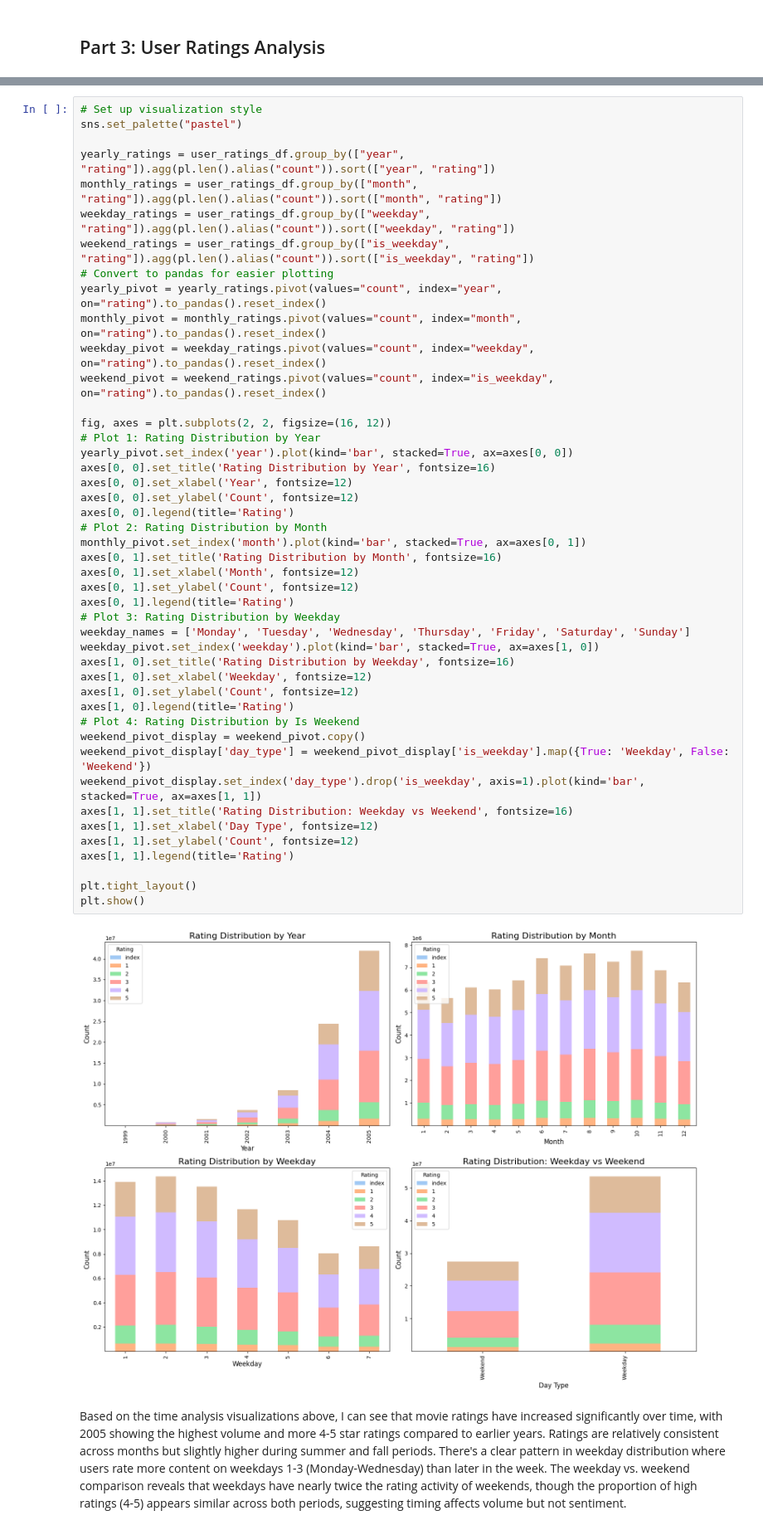
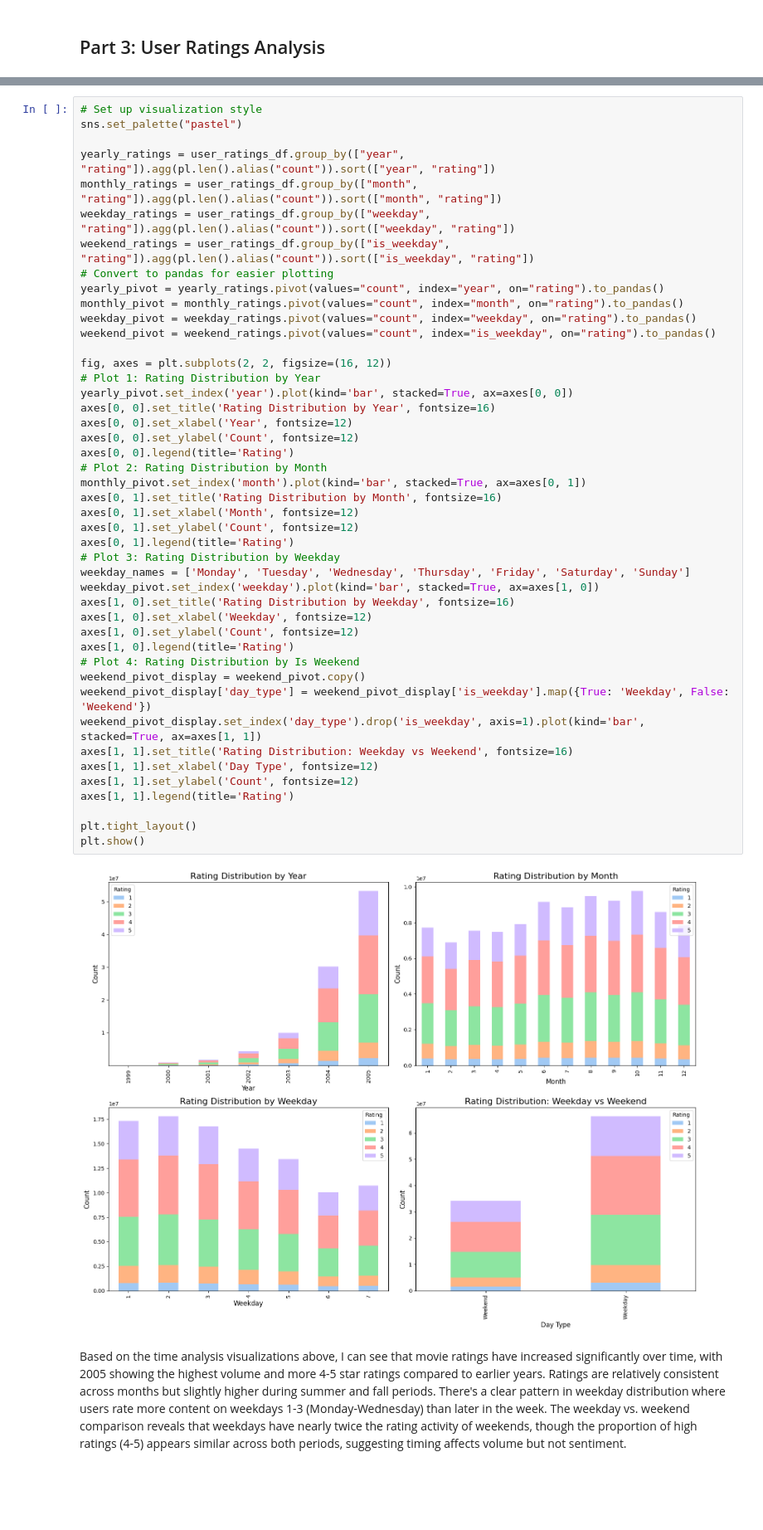
Before and after one commit to shrutiudupa26/netflix-recommendation-system, a Jupyter notebook: notebooks/Netflix_EDA.ipynb, the cells around one changed output, grey strips where cells are left out. Shown at 83% size. Cells and saved outputs as stored; diff of their text form; blank space fills up the shorter version.

```diff
--- a/notebooks/Netflix_EDA.ipynb
+++ b/notebooks/Netflix_EDA.ipynb
@@ -610,44 +612,44 @@ monthly_ratings = user_ratings_df.group_by(["month", "rating"]).agg(pl.len().ali
 weekday_ratings = user_ratings_df.group_by(["weekday", "rating"]).agg(pl.len().alias("count")).sort(["weekday", "rating"])
 weekend_ratings = user_ratings_df.group_by(["is_weekday", "rating"]).agg(pl.len().alias("count")).sort(["is_weekday", "rating"])
 # Convert to pandas for easier plotting
-yearly_pivot = yearly_ratings.pivot(values="count", index="year", on="rating").to_pandas().reset_index()
-monthly_pivot = monthly_ratings.pivot(values="count", index="month", on="rating").to_pandas().reset_index()
-weekday_pivot = weekday_ratings.pivot(values="count", index="weekday", on="rating").to_pandas().reset_index()
-weekend_pivot = weekend_ratings.pivot(values="count", index="is_weekday", on="rating").to_pandas().reset_index()
+yearly_pivot = yearly_ratings.pivot(values="count", index="year", on="rating").to_pandas()
+monthly_pivot = monthly_ratings.pivot(values="count", index="month", on="rating").to_pandas()
+weekday_pivot = weekday_ratings.pivot(values="count", index="weekday", on="rating").to_pandas()
+weekend_pivot = weekend_ratings.pivot(values="count", index="is_weekday", on="rating").to_pandas()
 
 fig, axes = plt.subplots(2, 2, figsize=(16, 12))
 # Plot 1: Rating Distribution by Year
 yearly_pivot.set_index('year').plot(kind='bar', stacked=True, ax=axes[0, 0])
 axes[0, 0].set_title('Rating Distribution by Year', fontsize=16)
 axes[0, 0].set_xlabel('Year', fontsize=12)
 axes[0, 0].set_ylabel('Count', fontsize=12)
 axes[0, 0].legend(title='Rating')
 # Plot 2: Rating Distribution by Month
 monthly_pivot.set_index('month').plot(kind='bar', stacked=True, ax=axes[0, 1])
 axes[0, 1].set_title('Rating Distribution by Month', fontsize=16)
 axes[0, 1].set_xlabel('Month', fontsize=12)
 axes[0, 1].set_ylabel('Count', fontsize=12)
 axes[0, 1].legend(title='Rating')
 # Plot 3: Rating Distribution by Weekday
 weekday_names = ['Monday', 'Tuesday', 'Wednesday', 'Thursday', 'Friday', 'Saturday', 'Sunday']
 weekday_pivot.set_index('weekday').plot(kind='bar', stacked=True, ax=axes[1, 0])
 axes[1, 0].set_title('Rating Distribution by Weekday', fontsize=16)
 axes[1, 0].set_xlabel('Weekday', fontsize=12)
 axes[1, 0].set_ylabel('Count', fontsize=12)
 axes[1, 0].legend(title='Rating')
 # Plot 4: Rating Distribution by Is Weekend
 weekend_pivot_display = weekend_pivot.copy()
 weekend_pivot_display['day_type'] = weekend_pivot_display['is_weekday'].map({True: 'Weekday', False: 'Weekend'})
 weekend_pivot_display.set_index('day_type').drop('is_weekday', axis=1).plot(kind='bar', stacked=True, ax=axes[1, 1])
 axes[1, 1].set_title('Rating Distribution: Weekday vs Weekend', fontsize=16)
 axes[1, 1].set_xlabel('Day Type', fontsize=12)
 axes[1, 1].set_ylabel('Count', fontsize=12)
 axes[1, 1].legend(title='Rating')
 
 plt.tight_layout()
 plt.show()
 # %% [output]
-[figure, old version]
+[figure, new version]
 # %% [markdown]
 Based on the time analysis visualizations above, I can see that movie ratings have increased significantly over time, with 2005 showing the highest volume and more 4-5 star ratings compared to earlier years. Ratings are relatively consistent across months but slightly higher during summer and fall periods. There's a clear pattern in weekday distribution where users rate more content on weekdays 1-3 (Monday-Wednesday) than later in the week. The weekday vs. weekend comparison reveals that weekdays have nearly twice the rating activity of weekends, though the proportion of high ratings (4-5) appears similar across both periods, suggesting timing affects volume but not sentiment.
 # %%
```
Also changed, not shown: parts of 13 cells of this notebook.
